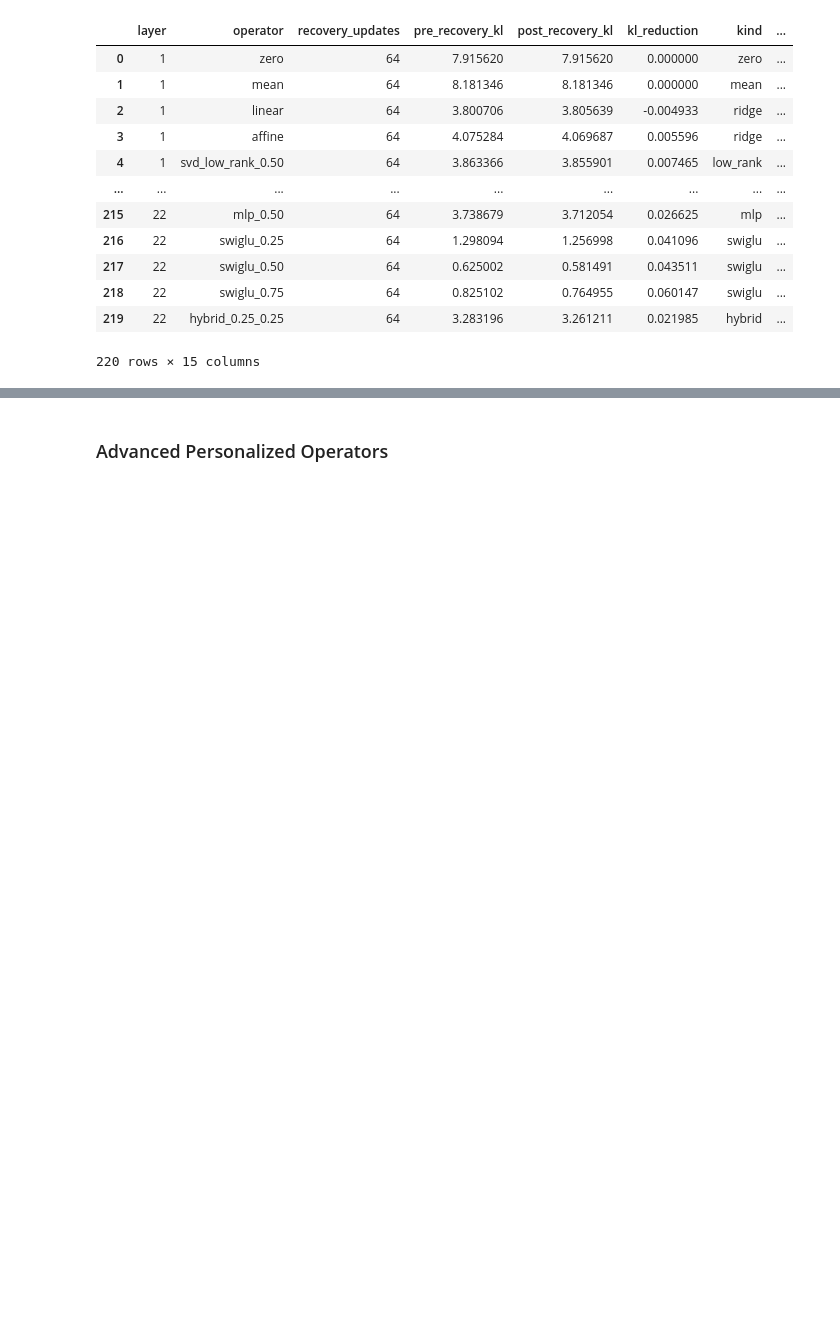
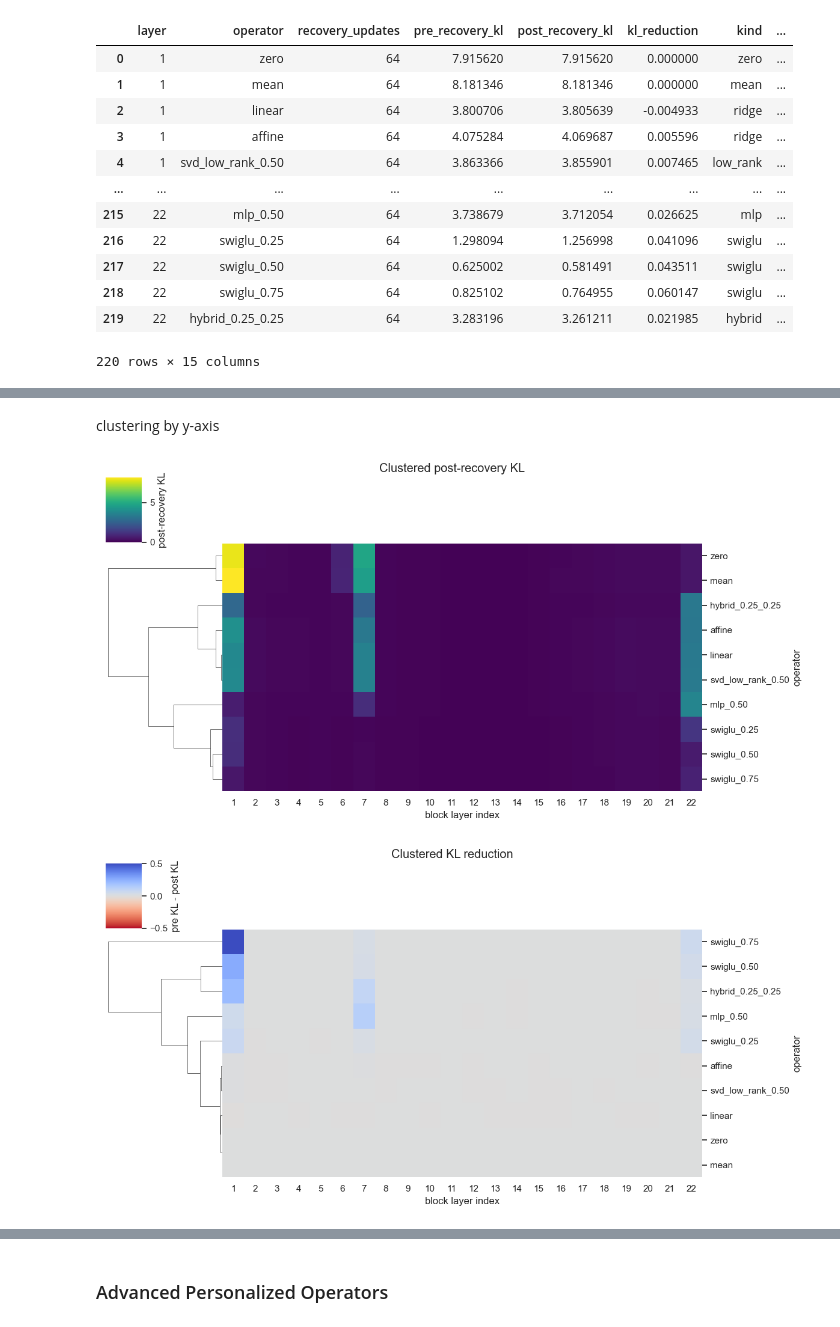
Before and after one commit to Sammuel21/diploma-thesis-block-replacement, a Jupyter notebook: notebooks/block/operator.ipynb, the cells around one changed output, grey strips where cells are left out. Drawn from its saved outputs; the diff is of its cells as text; code cells hidden in the pictures; blank space fills up the shorter version.

```diff
--- a/notebooks/block/operator.ipynb
+++ b/notebooks/block/operator.ipynb
@@ -162,6 +180,7 @@ Warning: You are sending unauthenticated requests to the HF Hub. Please set a HF
 # %%
-loaders = build_data_loaders(
-    tokenizer,
-    data_config,
-    include_recovery=True,
-)
+if RUN_FROM_SCRATCH:
+    loaders = build_data_loaders(
+        tokenizer,
+        data_config,
+        include_recovery=True,
+    )
@@ -225,13 +242,19 @@ OPERATOR_SPECS = [
         'baseline': False,
     },
 ]
+if not RUN_FROM_SCRATCH:
+    OPERATOR_SPECS = artifact_config['operator_specs']
 # %% [markdown]
 ## Experiments
 # %% [markdown]
 layer selection
 # %%
 #TARGET_LAYERS = [3, 11, 19]
-TARGET_LAYERS = list(range(1, model.config.num_hidden_layers - 1))
+TARGET_LAYERS = (
+    list(range(1, model.config.num_hidden_layers - 1))
+    if RUN_FROM_SCRATCH
+    else artifact_config['target_layers']
+)
 # %% [markdown]
 ### Operator classes
 # %%
@@ -467,0 +511,37 @@ plt.tight_layout()
+# %% [markdown]
+clustering by y-axis
+# %%
+post_cluster = sns.clustermap(
+    post_kl_matrix,
+    row_cluster=True,
+    col_cluster=False,
+    cmap='viridis',
+    vmin=0,
+    figsize=(12, 6),
+    cbar_kws={'label': 'post-recovery KL'},
+)
+post_cluster.ax_heatmap.set(
+    xlabel='block layer index', ylabel='operator'
+)
+post_cluster.fig.suptitle('Clustered post-recovery KL', y=1.02)
+plt.show()
+
+reduction_cluster = sns.clustermap(
+    kl_reduction_matrix,
+    row_cluster=True,
+    col_cluster=False,
+    cmap='coolwarm_r',
+    vmin=-reduction_limit,
+    vmax=reduction_limit,
+    center=0,
+    figsize=(12, 6),
+    cbar_kws={'label': 'pre KL - post KL'},
+)
+reduction_cluster.ax_heatmap.set(
+    xlabel='block layer index', ylabel='operator'
+)
+reduction_cluster.fig.suptitle('Clustered KL reduction', y=1.02)
+plt.show()
+# %% [output]
+[figure, added]
+[figure, added]
```
Also changed, not shown: parts of 9 cells of this notebook, 11 other files.
